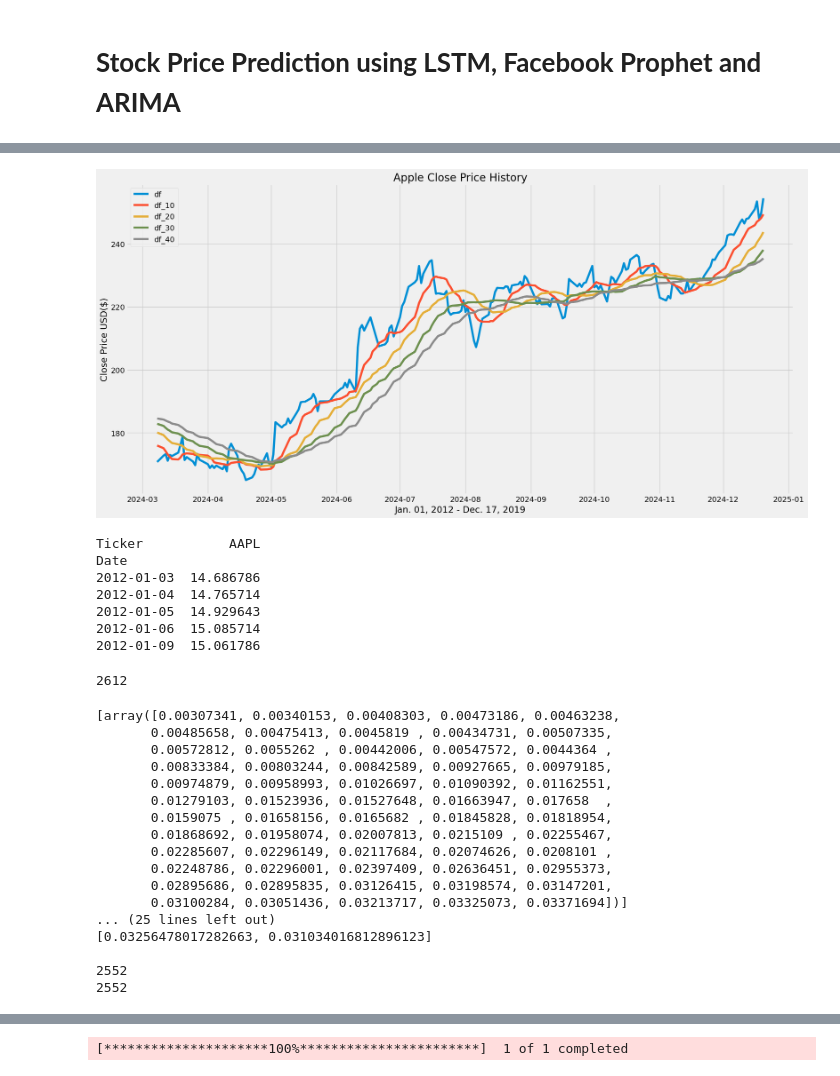
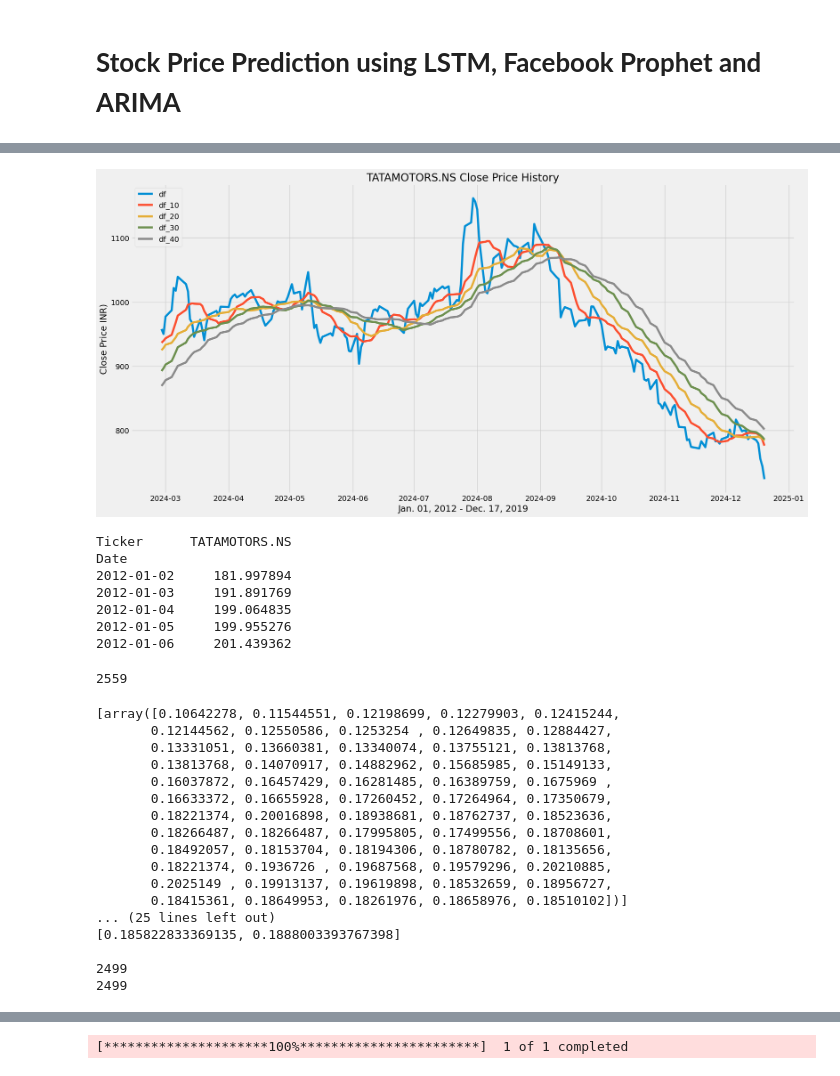
Before and after one commit to rameezrajam/Backup-Server-Script, a Jupyter notebook: Stock_Price_Prediction_Project.ipynb, the cells around one changed output, grey strips where cells are left out. Drawn from its saved outputs; the diff is of its cells as text; code cells hidden in the pictures.

```diff
--- a/Stock_Price_Prediction_Project.ipynb
+++ b/Stock_Price_Prediction_Project.ipynb
@@ -21,7 +21,7 @@ plt.style.use('fivethirtyeight')
 start = datetime.datetime(2012, 1, 1)
 end = datetime.datetime(2024, 12, 21)
 
-df = yf.download("AAPL", start=start, end=end)
+df = yf.download("TATAMOTORS.NS", start=start, end=end)
 df
 # %% [output]
 [*********************100%***********************]  1 of 1 completed
@@ -65,30 +74,30 @@ df_40['Close'] = df['Close'].rolling(window=40).mean()
 # %%
 #Visualize the data
 plt.figure(figsize=(20,10))
 plt.plot(df['Close'].tail(200), label='df')
 plt.plot(df_10['Close'].tail(200), label='df_10')
 plt.plot(df_20['Close'].tail(200), label='df_20')
 plt.plot(df_30['Close'].tail(200), label='df_30')
 plt.plot(df_40['Close'].tail(200), label='df_40')
-plt.title('Apple Close Price History')
+plt.title('TATAMOTORS.NS Close Price History')
 plt.xlabel('Jan. 01, 2012 - Dec. 17, 2019')
-plt.ylabel('Close Price USD($)')
+plt.ylabel('Close Price INR)')
 plt.legend(loc='upper left')
 plt.show()
 # %% [output]
-[figure, old version]
+[figure, new version]
 # %%
 # Create a new dataframe with only the 'Close column
 data = df[('Close')]
 print(data.head())
 # %% [output]
-Ticker           AAPL
+Ticker      TATAMOTORS.NS
 Date
-2012-01-03  14.686786
-2012-01-04  14.765714
-2012-01-05  14.929643
-2012-01-06  15.085714
-2012-01-09  15.061786
+2012-01-02     181.997894
+2012-01-03     191.891769
+2012-01-04     199.064835
+2012-01-05     199.955276
+2012-01-06     201.439362
 # %%
 #Convert the dataframe to a numpy array
 dataset = data.values
@@ -97,7 +106,7 @@ dataset = data.values
 training_data_len = math.ceil(len(dataset)*.8)
 training_data_len
 # %% [output]
-2612
+2559
 # %%
 # Scale the data
 # Ensure the dataset is a 2D array, e.g., (n_samples, 1)
@@ -125,23 +134,23 @@ for i in range(60, len(train_data)):
 print(len(x_train))
 print(len(y_train))
 # %% [output]
-[array([0.00307341, 0.00340153, 0.00408303, 0.00473186, 0.00463238,
-       0.00485658, 0.00475413, 0.0045819 , 0.00434731, 0.00507335,
-       0.00572812, 0.0055262 , 0.00442006, 0.00547572, 0.0044364 ,
-       0.00833384, 0.00803244, 0.00842589, 0.00927665, 0.00979185,
-       0.00974879, 0.00958993, 0.01026697, 0.01090392, 0.01162551,
-       0.01279103, 0.01523936, 0.01527648, 0.01663947, 0.017658  ,
-       0.0159075 , 0.01658156, 0.0165682 , 0.01845828, 0.01818954,
-       0.01868692, 0.01958074, 0.02007813, 0.0215109 , 0.02255467,
-       0.02285607, 0.02296149, 0.02117684, 0.02074626, 0.0208101 ,
-       0.02248786, 0.02296001, 0.02397409, 0.02636451, 0.02955373,
-       0.02895686, 0.02895835, 0.03126415, 0.03198574, 0.03147201,
-       0.03100284, 0.03051436, 0.03213717, 0.03325073, 0.03371694])]
+[array([0.10642278, 0.11544551, 0.12198699, 0.12279903, 0.12415244,
+       0.12144562, 0.12550586, 0.1253254 , 0.12649835, 0.12884427,
+       0.13331051, 0.13660381, 0.13340074, 0.13755121, 0.13813768,
+       0.13813768, 0.14070917, 0.14882962, 0.15685985, 0.15149133,
+       0.16037872, 0.16457429, 0.16281485, 0.16389759, 0.1675969 ,
+       0.16633372, 0.16655928, 0.17260452, 0.17264964, 0.17350679,
+       0.18221374, 0.20016898, 0.18938681, 0.18762737, 0.18523636,
+       0.18266487, 0.18266487, 0.17995805, 0.17499556, 0.18708601,
+       0.18492057, 0.18153704, 0.18194306, 0.18780782, 0.18135656,
+       0.18221374, 0.1936726 , 0.19687568, 0.19579296, 0.20210885,
+       0.2025149 , 0.19913137, 0.19619898, 0.18532659, 0.18956727,
+       0.18415361, 0.18649953, 0.18261976, 0.18658976, 0.18510102])]
 ... (25 lines left out)
-[0.03256478017282663, 0.031034016812896123]
+[0.185822833369135, 0.1888003393767398]
 
-2552
-2552
+2499
+2499
 # %%
 #Conver the x_train and y_train to numpy array
 x_train, y_train = np.array(x_train), np.array(y_train)
```
Also changed, not shown: parts of 10 cells of this notebook.
